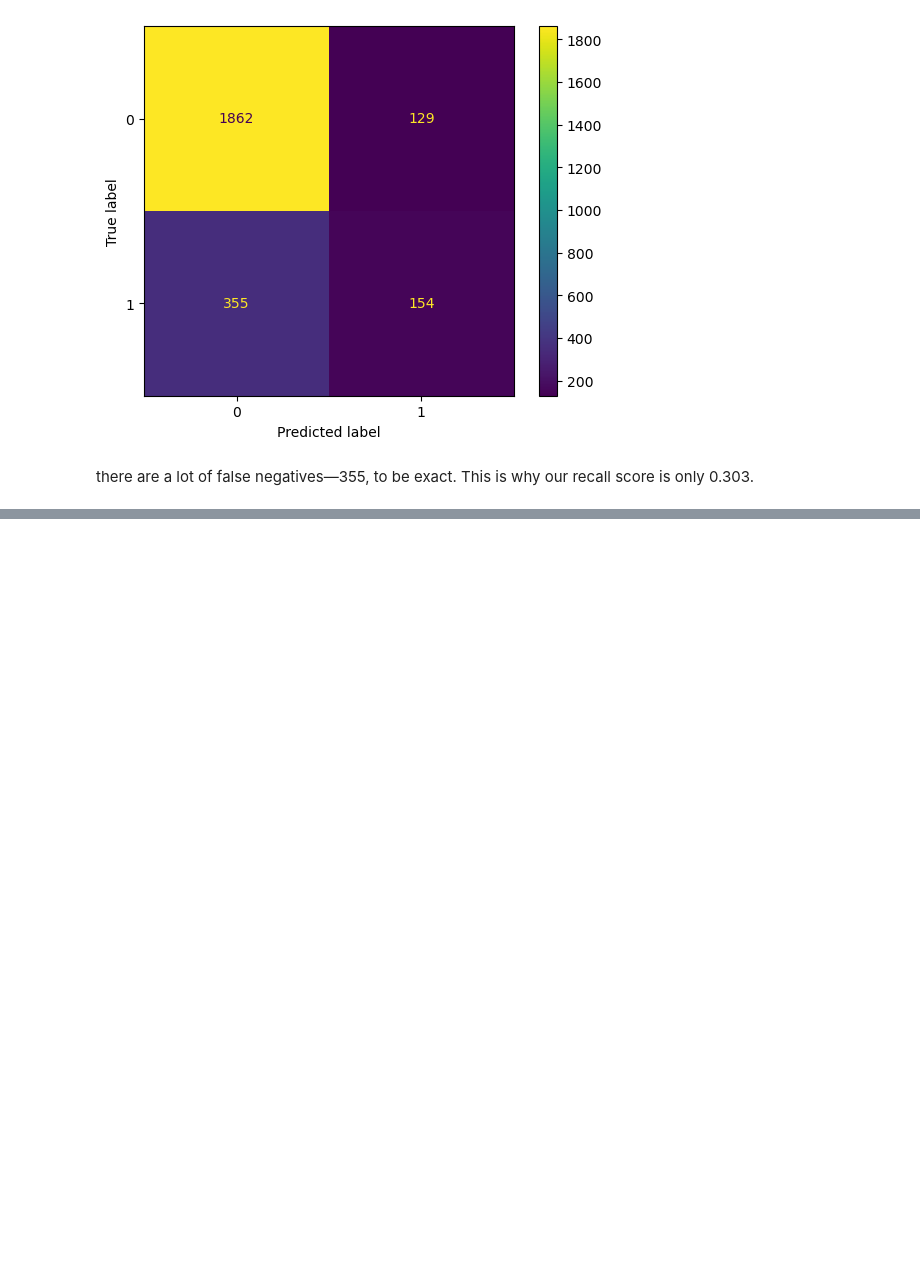
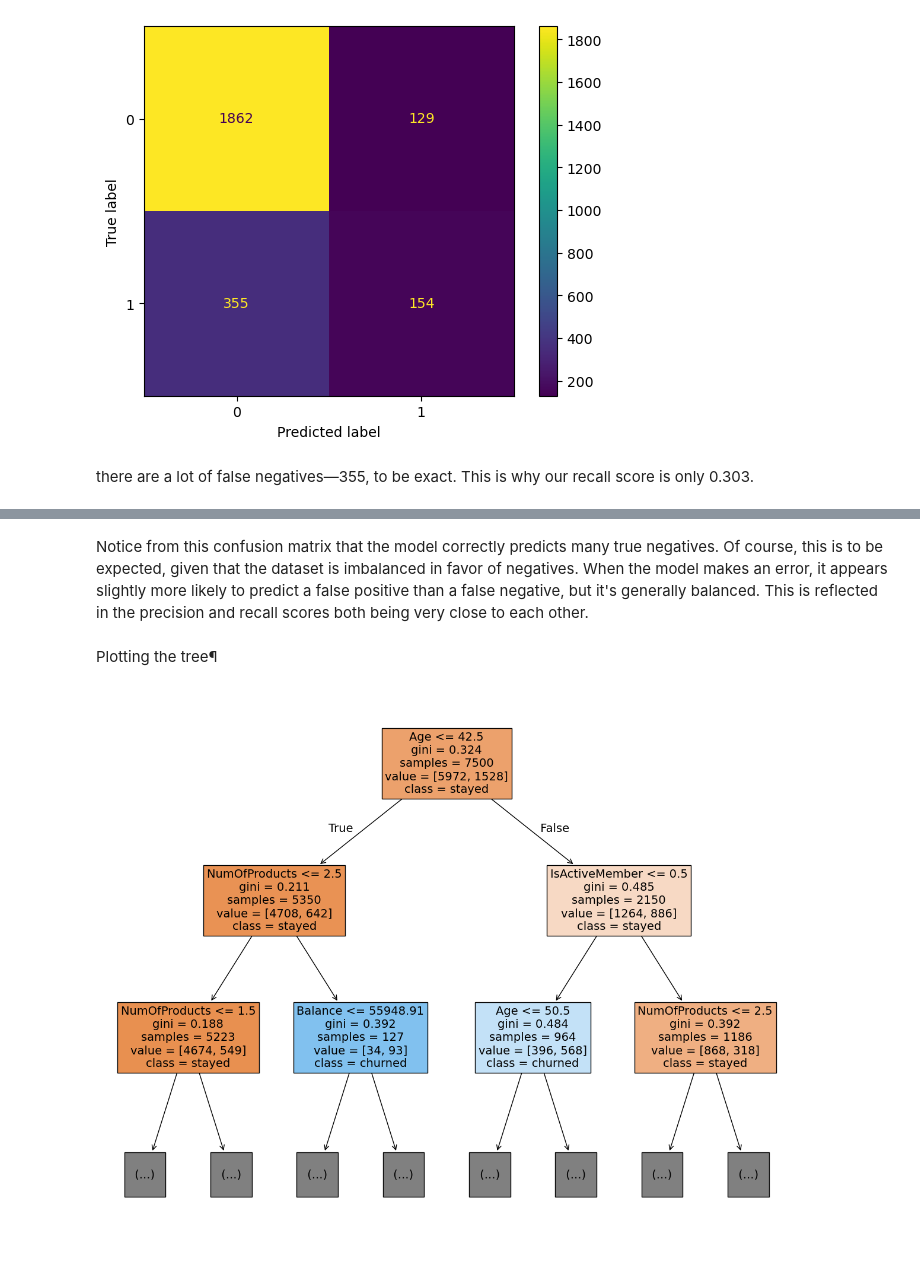
Before and after one commit to abhi-4518/Data-Science, a Jupyter notebook: machine_learning_models/company_churn_ml_model.ipynb, the cells around one changed output, grey strips where cells are left out. Saved outputs shown, nothing was run; the diff lists cells and outputs as text; code cells hidden in the pictures; blank space fills up the shorter version.

```diff
--- a/machine_learning_models/company_churn_ml_model.ipynb
+++ b/machine_learning_models/company_churn_ml_model.ipynb
@@ -257,0 +295,4 @@ there are a lot of false negatives—355, to be exact. This is why our recall sc
+# %%
+# Create a new df that drops RowNumber, CustomerId, Surname, and Gender cols
+churn_df = df_original.drop(['RowNumber', 'CustomerId', 'Surname', 'Gender'],
+                            axis=1)
@@ -257,0 +359,12 @@ there are a lot of false negatives—355, to be exact. This is why our recall sc
+# %% [markdown]
+Notice from this confusion matrix that the model correctly predicts many true negatives. Of course, this is to be expected, given that the dataset is imbalanced in favor of negatives. When the model makes an error, it appears slightly more likely to predict a false positive than a false negative, but it's generally balanced. This is reflected in the precision and recall scores both being very close to each other.
+# %% [markdown]
+Plotting the tree¶
+# %%
+# Plot the tree
+plt.figure(figsize=(15,12))
+plot_tree(decision_tree, max_depth=2, fontsize=14, feature_names=X.columns,
+          class_names={0:'stayed', 1:'churned'}, filled=True);
+plt.show()
+# %% [output]
+[figure, added]
```
Also changed, not shown: parts of 26 cells of this notebook.
